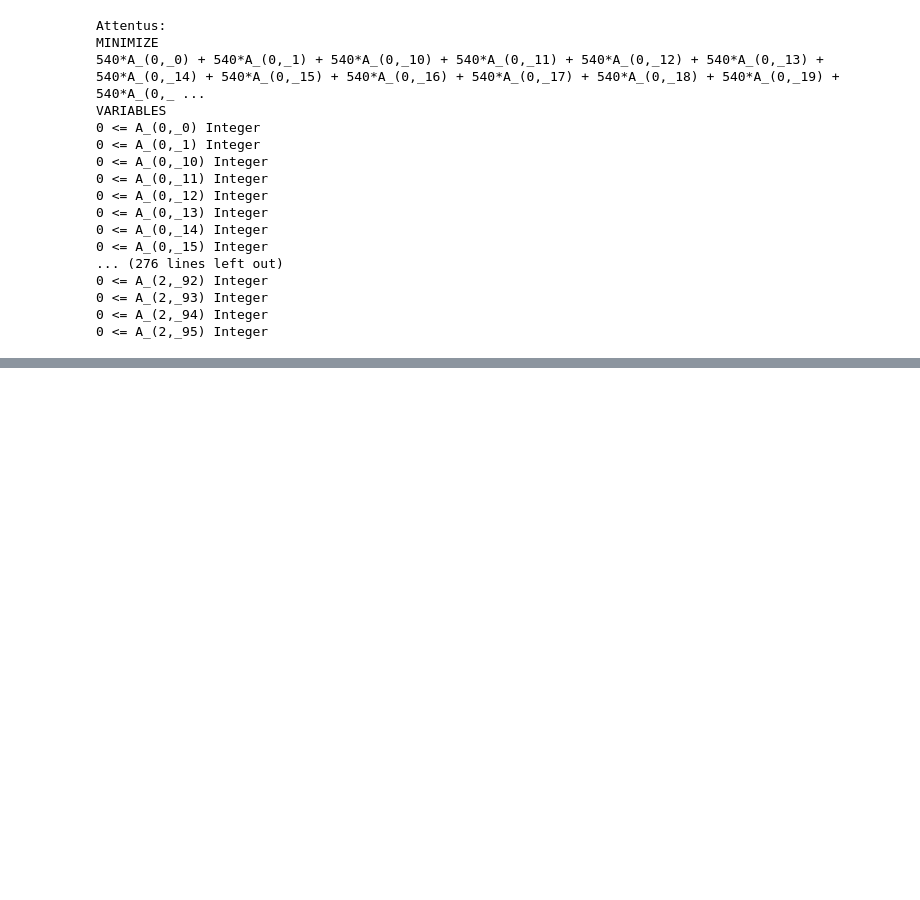
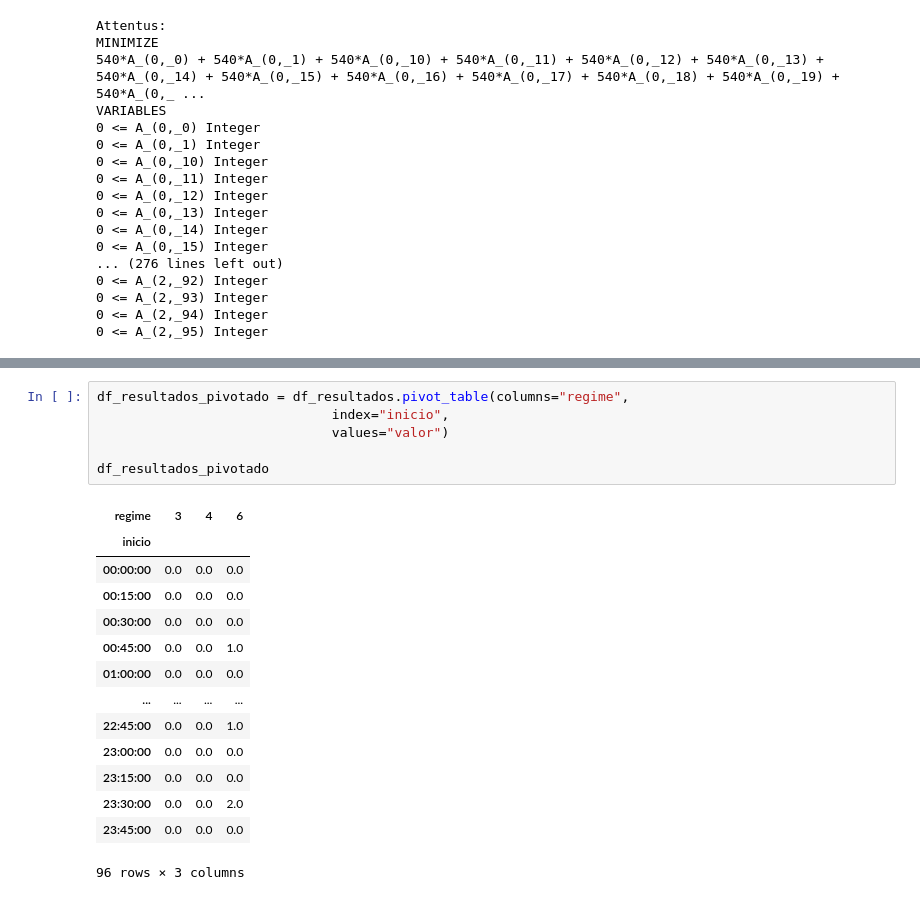
Before and after one commit to venturin-maxwell/attentus, a Jupyter notebook: nan_attentus_aula.ipynb, the cells around one changed output, grey strips where cells are left out. Cells and saved outputs as stored; diff of their text form; blank space fills up the shorter version.

```diff
--- a/nan_attentus_aula.ipynb
+++ b/nan_attentus_aula.ipynb
@@ -631,0 +957,21 @@ VARIABLES
+# %%
+df_resultados_pivotado = df_resultados.pivot_table(columns="regime",
+                              index="inicio",
+                              values="valor")
+
+df_resultados_pivotado
+# %% [output]
+| regime | 3 | 4 | 6 |
+| inicio |  |  |  |
+| 00:00:00 | 0.0 | 0.0 | 0.0 |
+| 00:15:00 | 0.0 | 0.0 | 0.0 |
+| 00:30:00 | 0.0 | 0.0 | 0.0 |
+| 00:45:00 | 0.0 | 0.0 | 1.0 |
+| 01:00:00 | 0.0 | 0.0 | 0.0 |
+| ... | ... | ... | ... |
+| 22:45:00 | 0.0 | 0.0 | 1.0 |
+| 23:00:00 | 0.0 | 0.0 | 0.0 |
+| 23:15:00 | 0.0 | 0.0 | 0.0 |
+| 23:30:00 | 0.0 | 0.0 | 2.0 |
+| 23:45:00 | 0.0 | 0.0 | 0.0 |
+96 rows × 3 columns
```
Also changed, not shown: parts of 87 cells of this notebook, 4 other files.
